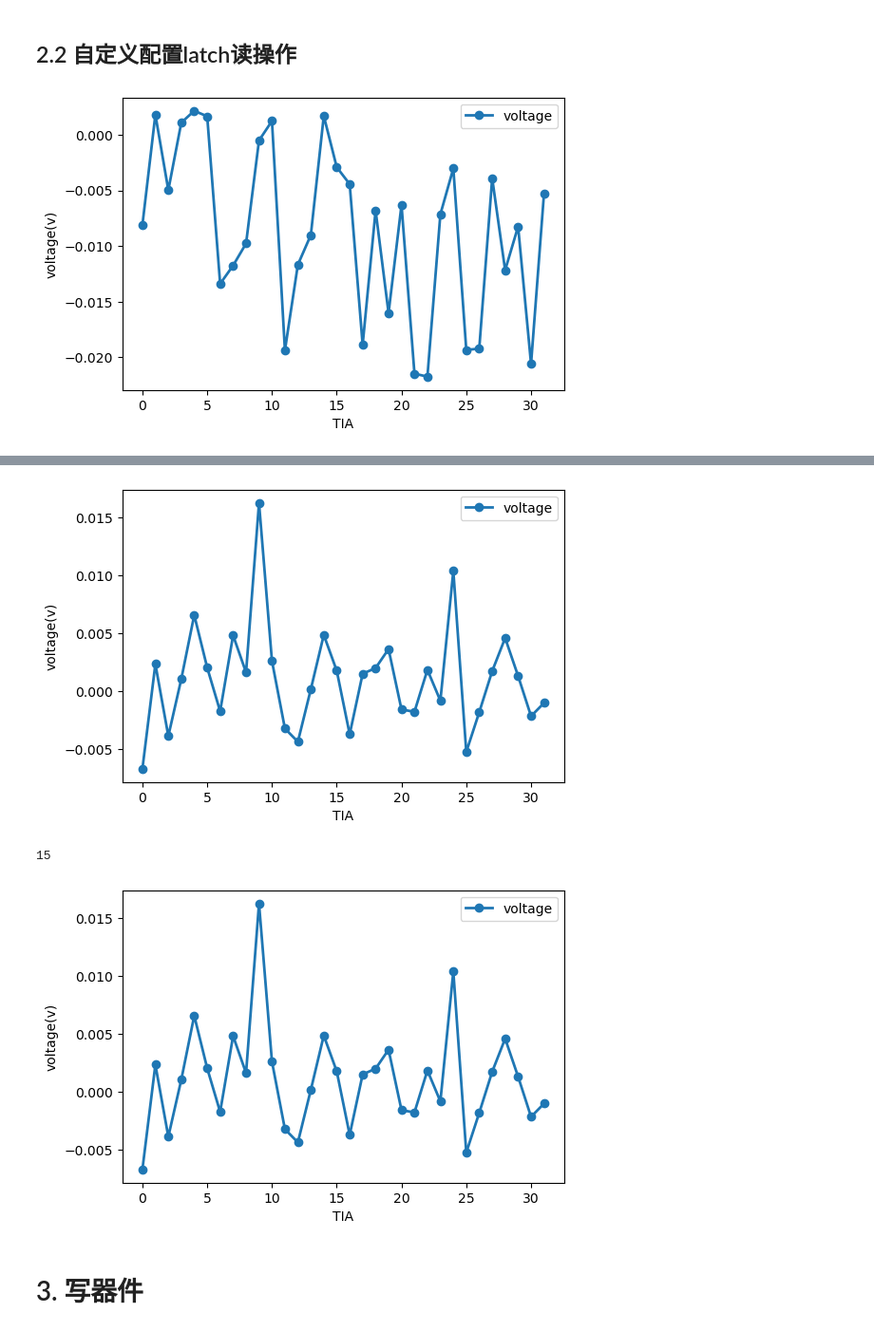
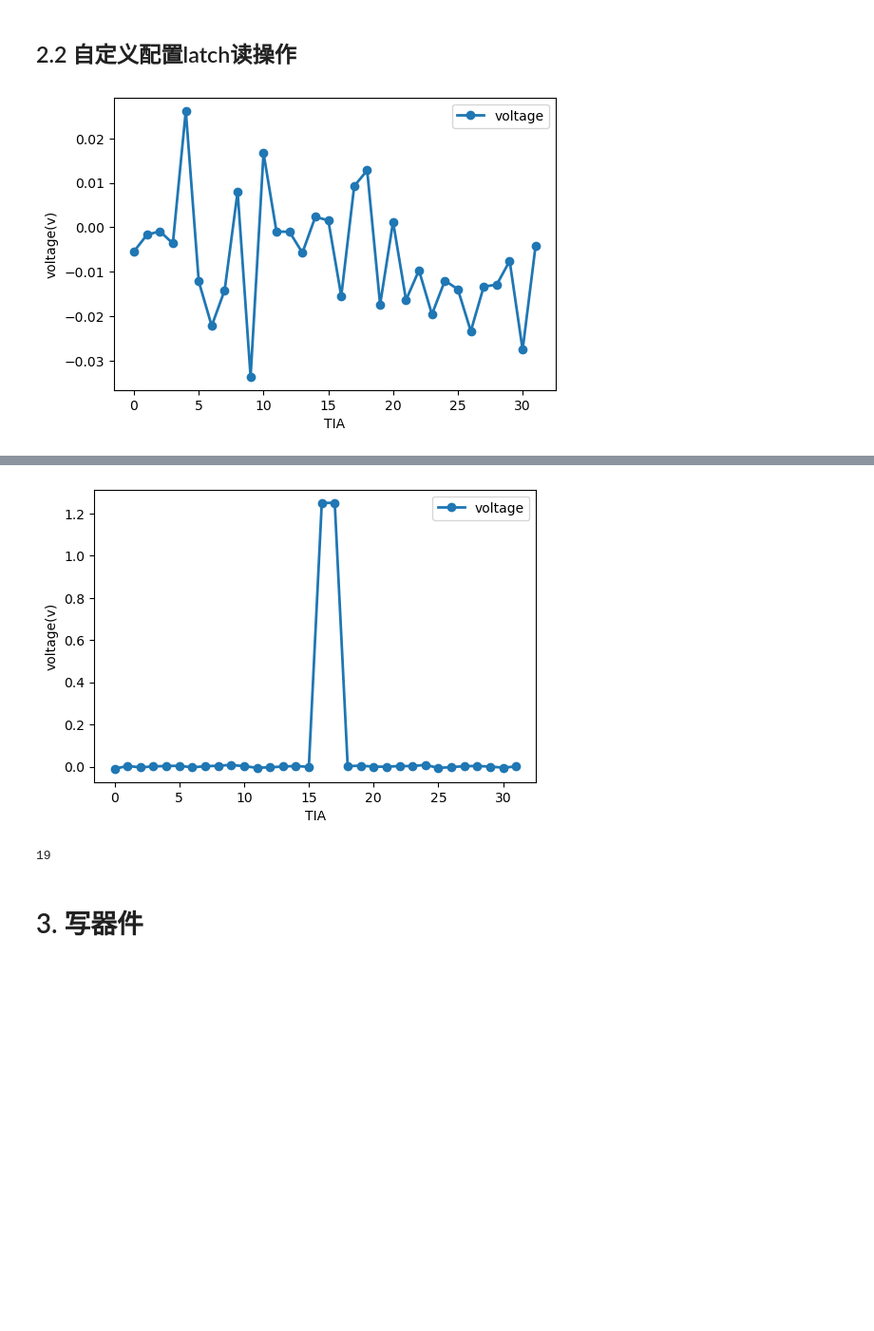
Before and after one commit to bei-meng/host_computer, a Jupyter notebook: examples/1debug模式示例.ipynb, the cells around one changed output, grey strips where cells are left out. Shown at 95% size. Saved outputs shown, nothing was run; the diff lists cells and outputs as text; code cells hidden in the pictures; blank space fills up the shorter version.

```diff
--- a/examples/1debug模式示例.ipynb
+++ b/examples/1debug模式示例.ipynb
@@ -17,7 +17,7 @@ chip=CHIP(PS(host="192.168.1.11", port = 7, delay=0.3, debug=0),init=True)
 chip.set_device_cfg(deviceType=0,IsNew32=True)
 chip.adc.set_gain_resistor(big_resistance=10e3,small_resistance=200)
 chip.adc.set_gap(adc_cs_gap=100,adc_first_gap=50,adc_last_gap=10)
-chip.clk_manager.set_cyc(delay1=200,delay2=200,delay3=200)
+chip.clk_manager.set_cyc(delay1=20,delay2=20,delay3=20)
 
 # pkts=Packet()
 # pkts.append_cmdlist([CMD(DEVICE_CFG,command_data=CmdData(1)),],mode=1)
@@ -74,8 +77,8 @@ chip.dac.set_voltage(1,dac_num=1,dac_channel=7)             # GR
 # %%
-chip.set_tia_gain(1)
+chip.set_tia_gain(0)
 chip.set_cim_reset()
 chip.generate_read_pulse()
 voltage = chip.get_tia_out([k for k in range(32)])
 plot_v(v= voltage,figsize=(6,4))
 # %% [output]
-[figure, old version]
+[figure, new version]
@@ -147,25 +87,23 @@ def set_bank(self,banknum:list,row=True,value=0):
 # %%
 chip.set_op_mode(read=True,from_row=True)
 chip.set_dac_read_V(0.1)
-chip.set_tia_gain(1)
+chip.set_tia_gain(3)
 
-chip.clk_manager.set_cyc(delay1=50,delay2=50,delay3=50)
-col = 255
+chip.clk_manager.set_cyc(delay1=20,delay2=20,delay3=20)
+col = 60
 # 先需要reset所有的latch
 chip.set_cim_reset()
 
 # 选任意行配ltach
-# chip.set_latch([50],row=True,value=None)
+chip.set_latch([i for i in range(256)],row=True,value=None)
 # 选任意行bank配32bit值
-set_latch(chip,[i for i in range(256)],row=True,value=0xFFFF_FFFF)
 # chip.set_bank([i for i in range(8)],row=True,value=0xFFFF_FFFF)
 
 
 # # 配置列bank
 # chip.set_latch([col],row=False,value=None)
-set_latch(chip,[i for i in range(256)],row=False,value=0xFFFF_FFFF)
-# chip.set_latch([i for i in range(256)],row=False,value=None)
-# chip.set_bank([i for i in range(8)],row=False,value=0xFFFF_FFFF)
+# chip.set_latch([i for i in range(256)],row=False)
+chip.set_bank([0],row=False,value=0xFFFF)
 
 # 产生读脉冲, 并读出tia值
 chip.generate_read_pulse()
@@ -174,5 +112,5 @@ plot_v(v= voltage,figsize=(6,4))
 tia = chip.setting.TIA_index_map(col)
 print(tia)
 
-plot_v(v= voltage,figsize=(6,4))
+# plot_v(v= voltage,figsize=(6,4))
 # %% [output]
@@ -179,6 +125,5 @@ plot_v(v= voltage,figsize=(6,4))
-[figure, old version]
+[figure, new version]
-15
-[figure, removed]
+19
 # %% [markdown]
 # 3. 写器件
 # %% [markdown]
```
Also changed, not shown: parts of 11 cells of this notebook, 3 other files.
